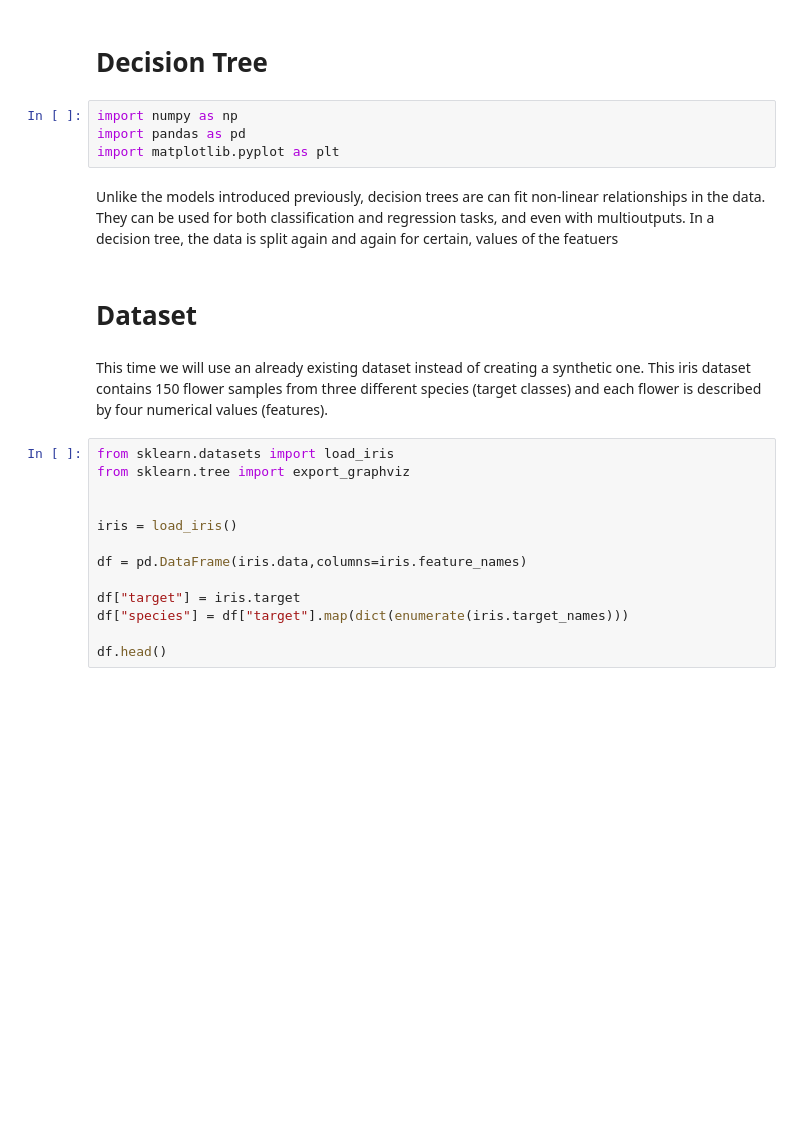
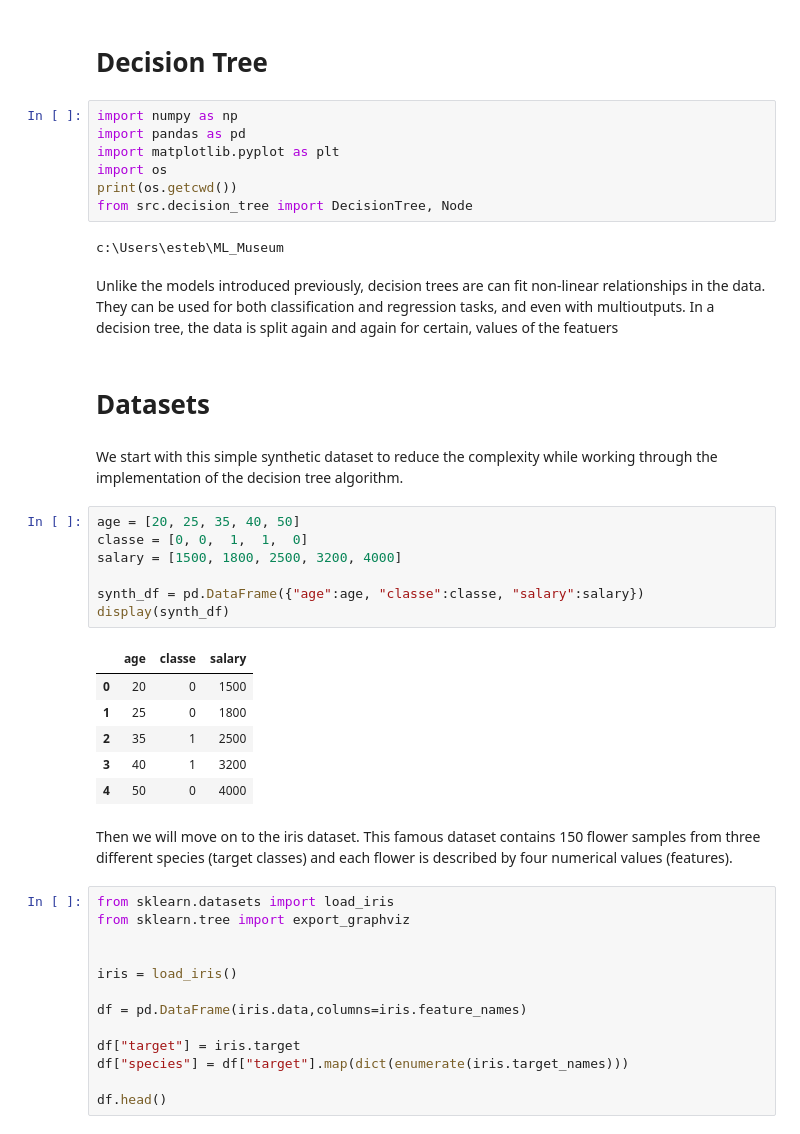
Before and after one commit to EstebanHuriot/ML_Museum, a Jupyter notebook: notebooks/03_DecisionTree.ipynb, the cells around one changed output. Drawn from its saved outputs; the diff is of its cells as text; blank space fills up the shorter version.

```diff
--- a/notebooks/03_DecisionTree.ipynb
+++ b/notebooks/03_DecisionTree.ipynb
@@ -4,13 +4,34 @@
 import numpy as np
 import pandas as pd
 import matplotlib.pyplot as plt
+import os
+print(os.getcwd())
+from src.decision_tree import DecisionTree, Node
+# %% [output]
+c:\Users\esteb\ML_Museum
 # %% [markdown]
 Unlike the models introduced previously, decision trees are can fit non-linear relationships in the data. They can be used for both classification and regression tasks, and even with multioutputs. </br>
 In a decision tree, the data is split again and again for certain, values of the featuers
 # %% [markdown]
-# Dataset
+# Datasets
+# %% [markdown]
+We start with this simple synthetic dataset to reduce the complexity while working through the implementation of the decision tree algorithm.
+# %%
+age = [20, 25, 35, 40, 50]
+classe = [0, 0,  1,  1,  0]
+salary = [1500, 1800, 2500, 3200, 4000]
+
+synth_df = pd.DataFrame({"age":age, "classe":classe, "salary":salary})
+display(synth_df)
+# %% [output]
+|  | age | classe | salary |
+| 0 | 20 | 0 | 1500 |
+| 1 | 25 | 0 | 1800 |
+| 2 | 35 | 1 | 2500 |
+| 3 | 40 | 1 | 3200 |
+| 4 | 50 | 0 | 4000 |
 # %% [markdown]
-This time we will use an already existing dataset instead of creating a synthetic one. This iris dataset contains 150 flower samples from three different species (target classes) and each flower is described by four numerical values (features).
+Then we will move on to the iris dataset. This famous dataset contains 150 flower samples from three different species (target classes) and each flower is described by four numerical values (features).
 # %%
 from sklearn.datasets import load_iris
 from sklearn.tree import export_graphviz
```
Also changed, not shown: parts of 24 cells of this notebook.
